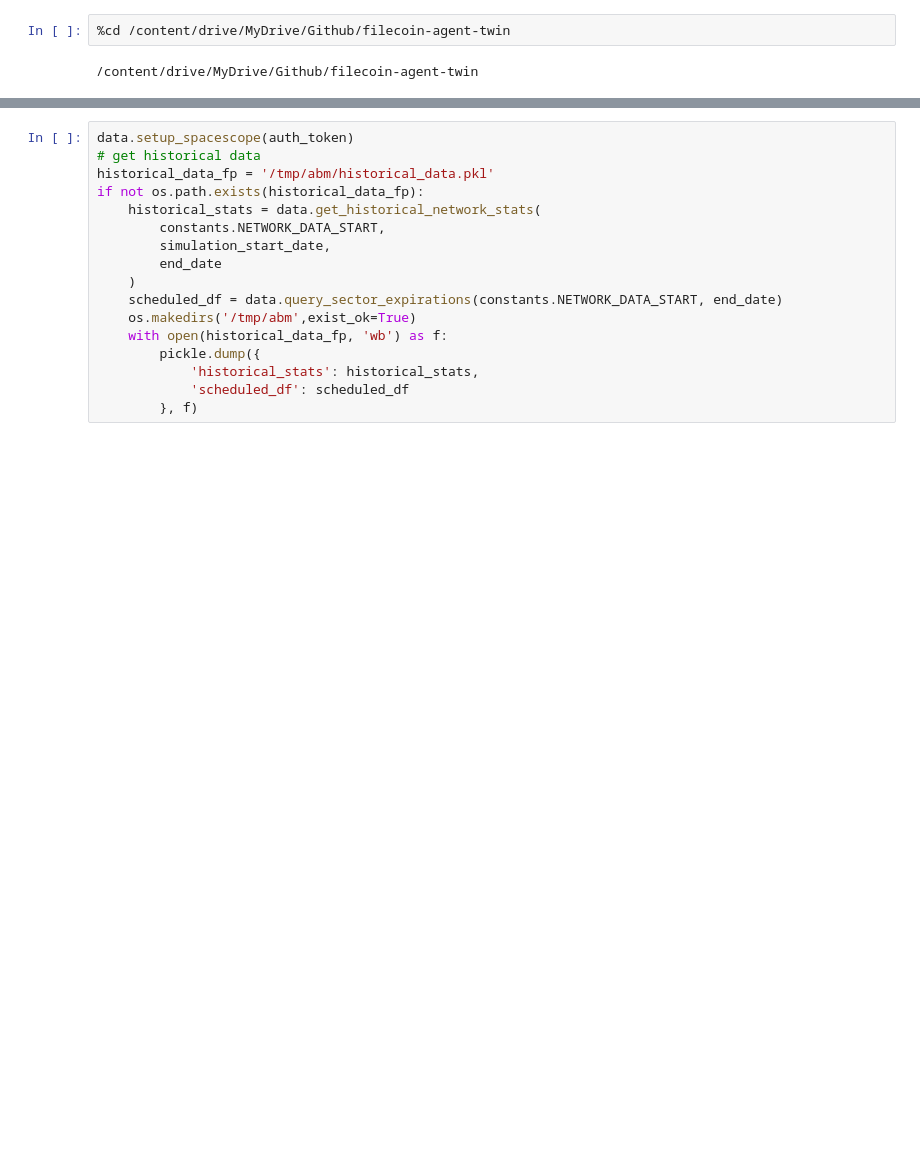
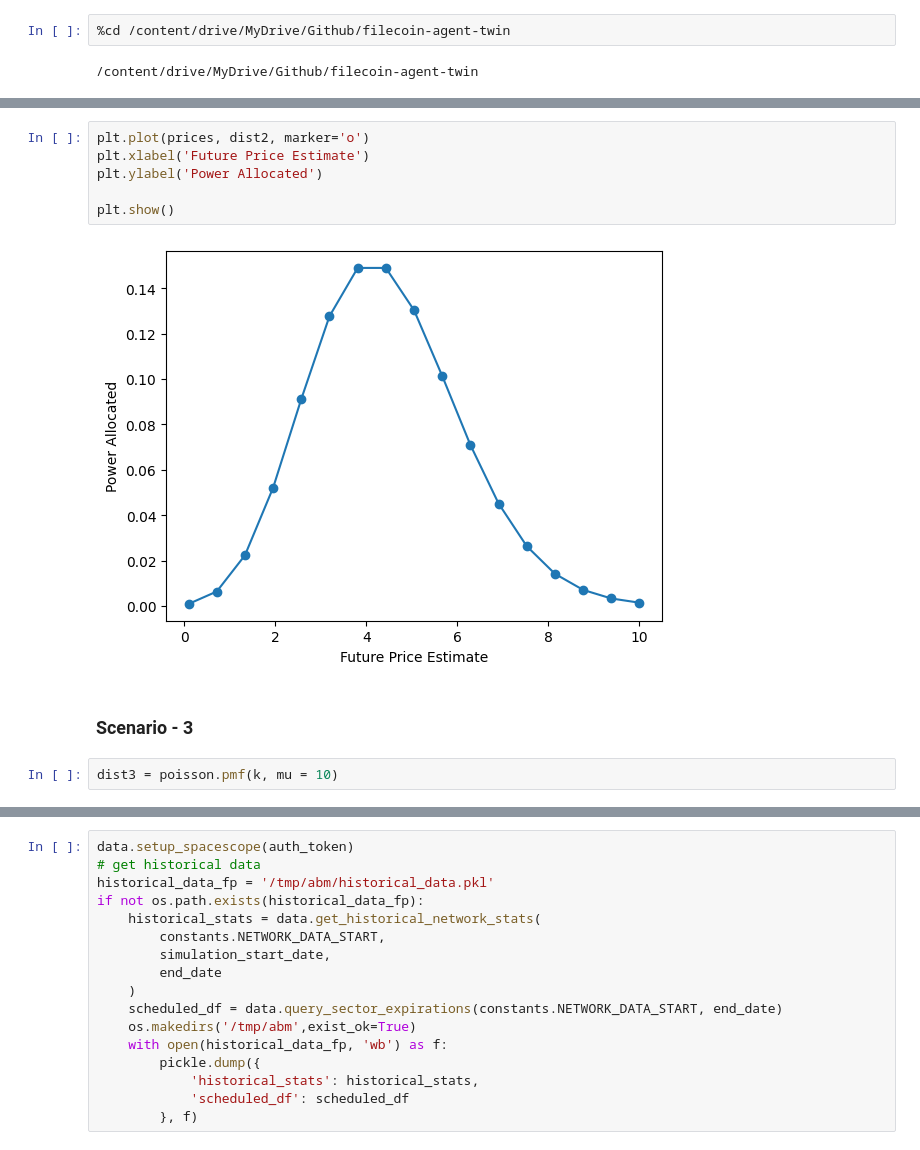
Before and after one commit to SHSRPL/filecoin-agent-twin, a Jupyter notebook: notebooks/terminations/roi_terminate_multipleagent_waves.ipynb, the cells around one changed output, grey strips where cells are left out. Cells and saved outputs as stored; diff of their text form; blank space fills up the shorter version.

```diff
--- a/notebooks/terminations/roi_terminate_multipleagent_waves.ipynb
+++ b/notebooks/terminations/roi_terminate_multipleagent_waves.ipynb
@@ -54,0 +79,12 @@ import numpyro
+# %%
+plt.plot(prices, dist2, marker='o')
+plt.xlabel('Future Price Estimate')
+plt.ylabel('Power Allocated')
+
+plt.show()
+# %% [output]
+[figure, added]
+# %% [markdown]
+### Scenario - 3
+# %%
+dist3 = poisson.pmf(k, mu = 10)
```
Also changed, not shown: parts of 36 cells of this notebook.
